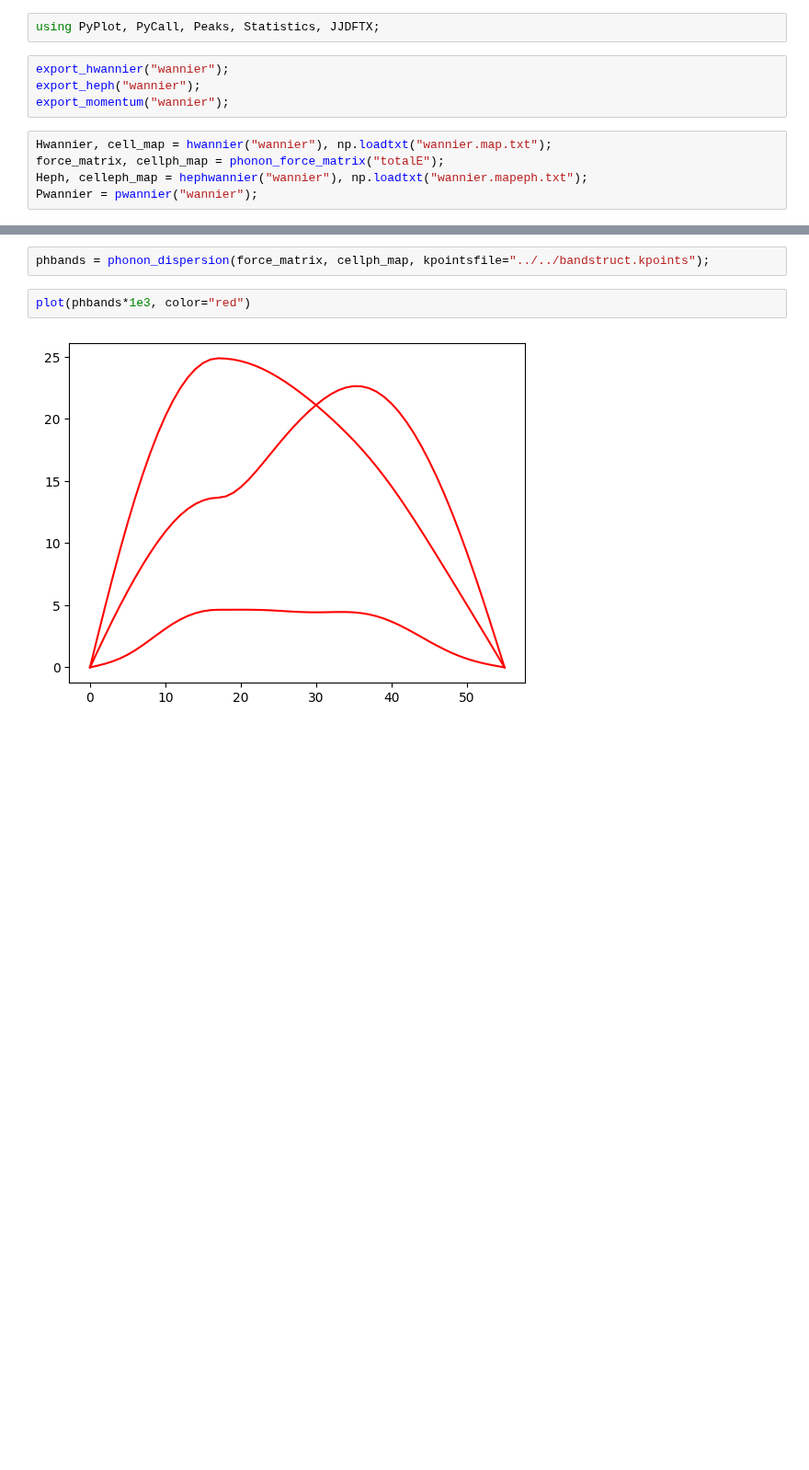
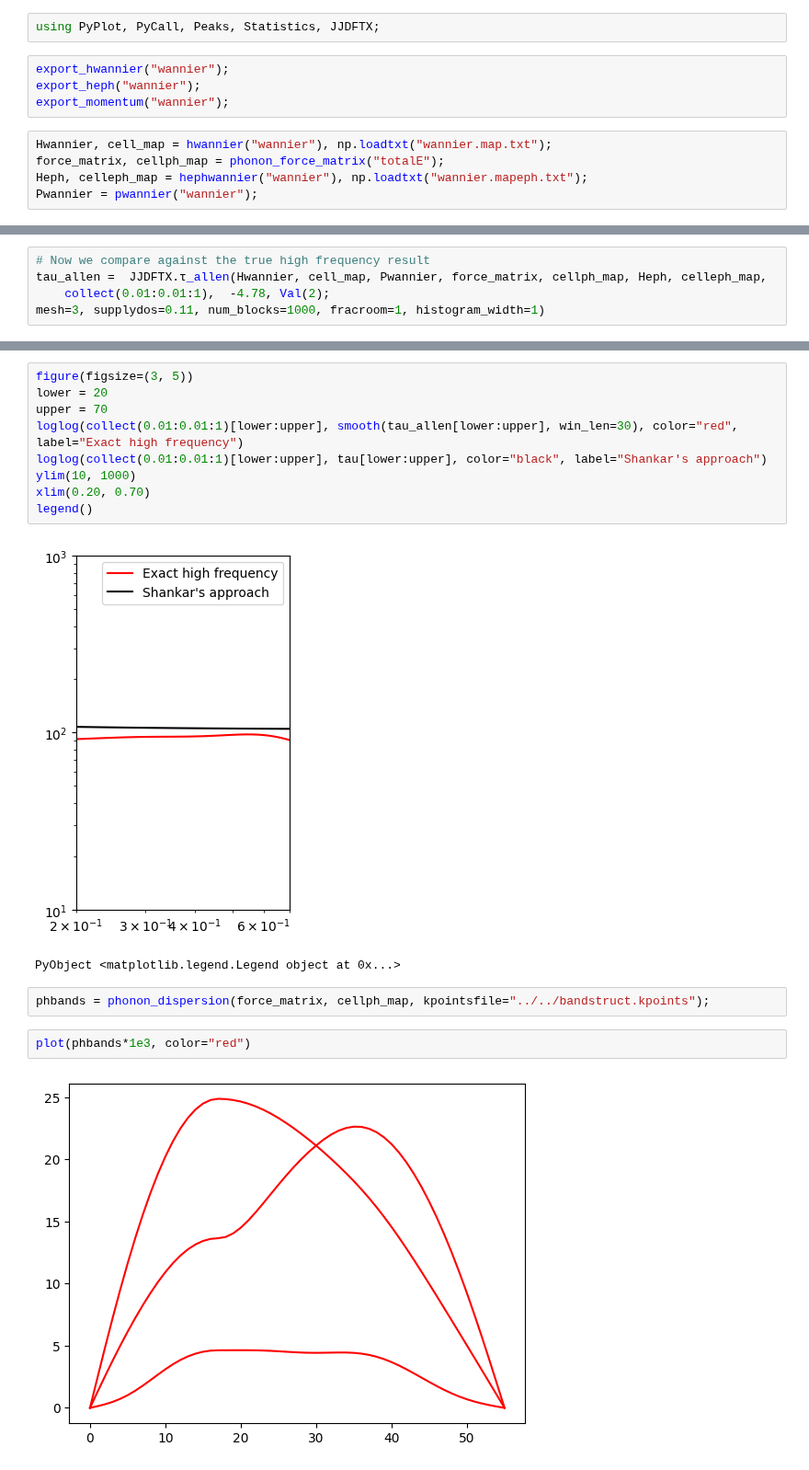
Before and after one commit to AliGhorashiCMT/Plasmons_Paper, a Jupyter notebook: Substitutional_Defects/Argentene/2Dnew/Analyze.ipynb, the cells around one changed output, grey strips where cells are left out. Shown at 92% size. Cells and saved outputs as stored; diff of their text form; blank space fills up the shorter version.

```diff
--- a/Substitutional_Defects/Argentene/2Dnew/Analyze.ipynb
+++ b/Substitutional_Defects/Argentene/2Dnew/Analyze.ipynb
@@ -106,0 +97,5 @@ JJDFTX.dosatmu(Hwannier, cell_map, -4.78, Val(2), histogram_width=1, num_blocks=
+# %%
+# Now we compare against the true high frequency result
+tau_allen =  JJDFTX.τ_allen(Hwannier, cell_map, Pwannier, force_matrix, cellph_map, Heph, celleph_map,
+    collect(0.01:0.01:1),  -4.78, Val(2);
+mesh=3, supplydos=0.11, num_blocks=1000, fracroom=1, histogram_width=1)
@@ -107,3 +137,15 @@ JJDFTX.dosatmu(Hwannier, cell_map, -4.78, Val(2), histogram_width=1, num_blocks=
+# %%
+figure(figsize=(3, 5))
+lower = 20
+upper = 70
+loglog(collect(0.01:0.01:1)[lower:upper], smooth(tau_allen[lower:upper], win_len=30), color="red", label="Exact high frequency")
+loglog(collect(0.01:0.01:1)[lower:upper], tau[lower:upper], color="black", label="Shankar's approach")
+ylim(10, 1000)
+xlim(0.20, 0.70)
+legend()
+# %% [output]
+[figure, added]
+PyObject <matplotlib.legend.Legend object at 0x...>
 # %%
 phbands = phonon_dispersion(force_matrix, cellph_map, kpointsfile="../../bandstruct.kpoints");
 # %%
```
Also changed, not shown: parts of 27 cells of this notebook, 1 other file.
